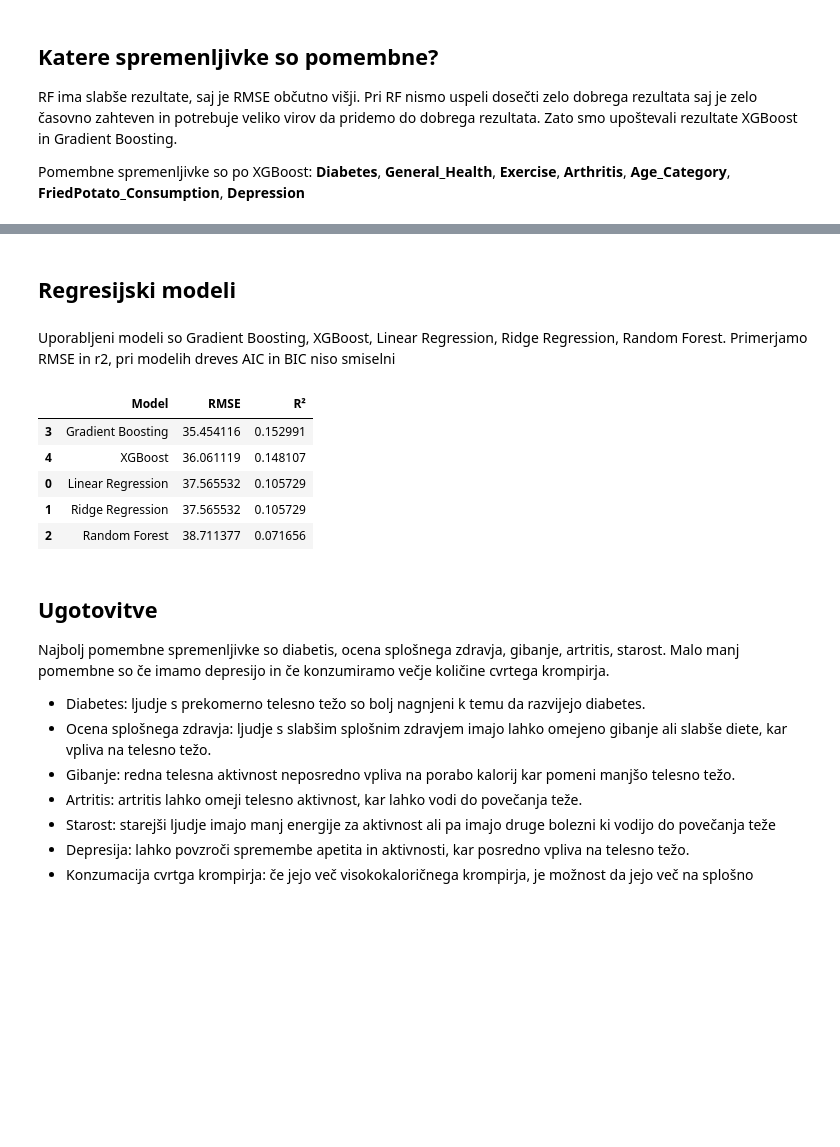
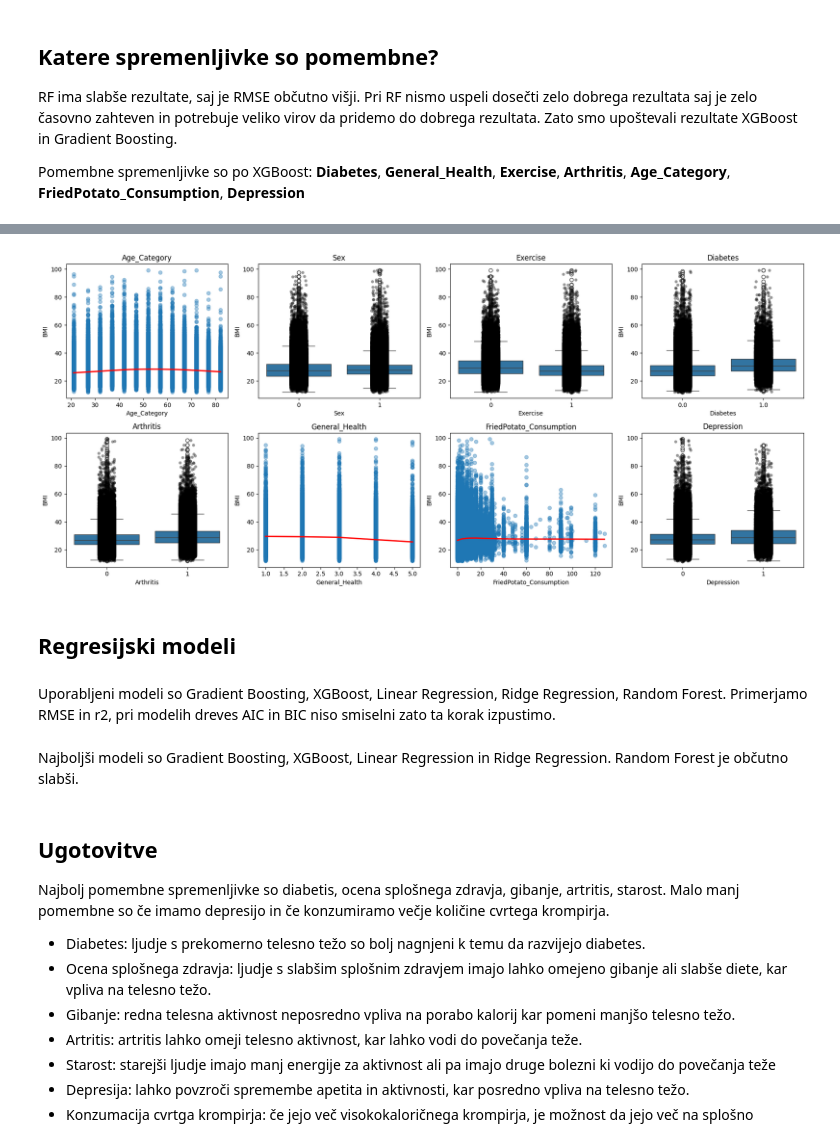
Before and after one commit to kris71028/Seminarska-naloga-VUI, a Jupyter notebook: regression.ipynb, the cells around one changed output, grey strips where cells are left out. Saved outputs shown, nothing was run; the diff lists cells and outputs as text; code cells hidden in the pictures; blank space fills up the shorter version.

```diff
--- a/regression.ipynb
+++ b/regression.ipynb
@@ -143,3 +202,5 @@ Gradient Boosting RMSE: 35.712, R²: 0.153
 RF ima slabše rezultate, saj je RMSE občutno višji. Pri RF nismo uspeli dosečti zelo dobrega rezultata saj je zelo časovno zahteven in potrebuje veliko virov da pridemo do dobrega rezultata. Zato smo upoštevali rezultate XGBoost in Gradient Boosting.
 
 Pomembne spremenljivke so po XGBoost: **Diabetes**, **General_Health**, **Exercise**, **Arthritis**, **Age_Category**, **FriedPotato_Consumption**, **Depression**
+# %%
+important_features = ["Age_Category", "Sex", "Exercise", "Diabetes", "Arthritis", "General_Health", "FriedPotato_Consumption", "Depression"]
@@ -146,16 +221,15 @@ Pomembne spremenljivke so po XGBoost: **Diabetes**, **General_Health**, **Exerci
+# %%
+plot_correlation(df, important_features)
+# %% [output]
+[figure, added]
 # %% [markdown]
 ## Regresijski modeli
 # %% [markdown]
-Uporabljeni modeli so Gradient Boosting, XGBoost, Linear Regression, Ridge Regression, Random Forest. Primerjamo RMSE in r2, pri modelih dreves AIC in BIC niso smiselni
+Uporabljeni modeli so Gradient Boosting, XGBoost, Linear Regression, Ridge Regression, Random Forest. Primerjamo RMSE in r2, pri modelih dreves AIC in BIC niso smiselni zato ta korak izpustimo.
 # %%
-compare_models(df, features = ["Age_Category", "Sex", "Exercise", "Diabetes", "Arthritis", "General_Health", "FriedPotato_Consumption", "Depression"])
+compare_models(df, important_features)
-# %% [output]
-|  | Model | RMSE | R² |
-| 3 | Gradient Boosting | 35.454116 | 0.152991 |
-| 4 | XGBoost | 36.061119 | 0.148107 |
-| 0 | Linear Regression | 37.565532 | 0.105729 |
-| 1 | Ridge Regression | 37.565532 | 0.105729 |
-| 2 | Random Forest | 38.711377 | 0.071656 |
+# %% [markdown]
+Najboljši modeli so Gradient Boosting, XGBoost, Linear Regression in Ridge Regression. Random Forest je občutno slabši.
 # %% [markdown]
 ## Ugotovitve
 Najbolj pomembne spremenljivke so diabetis, ocena splošnega zdravja, gibanje, artritis, starost. Malo manj pomembne so če imamo depresijo in če konzumiramo večje količine cvrtega krompirja.
```
Also changed, not shown: parts of 15 cells of this notebook, 1 other file.
